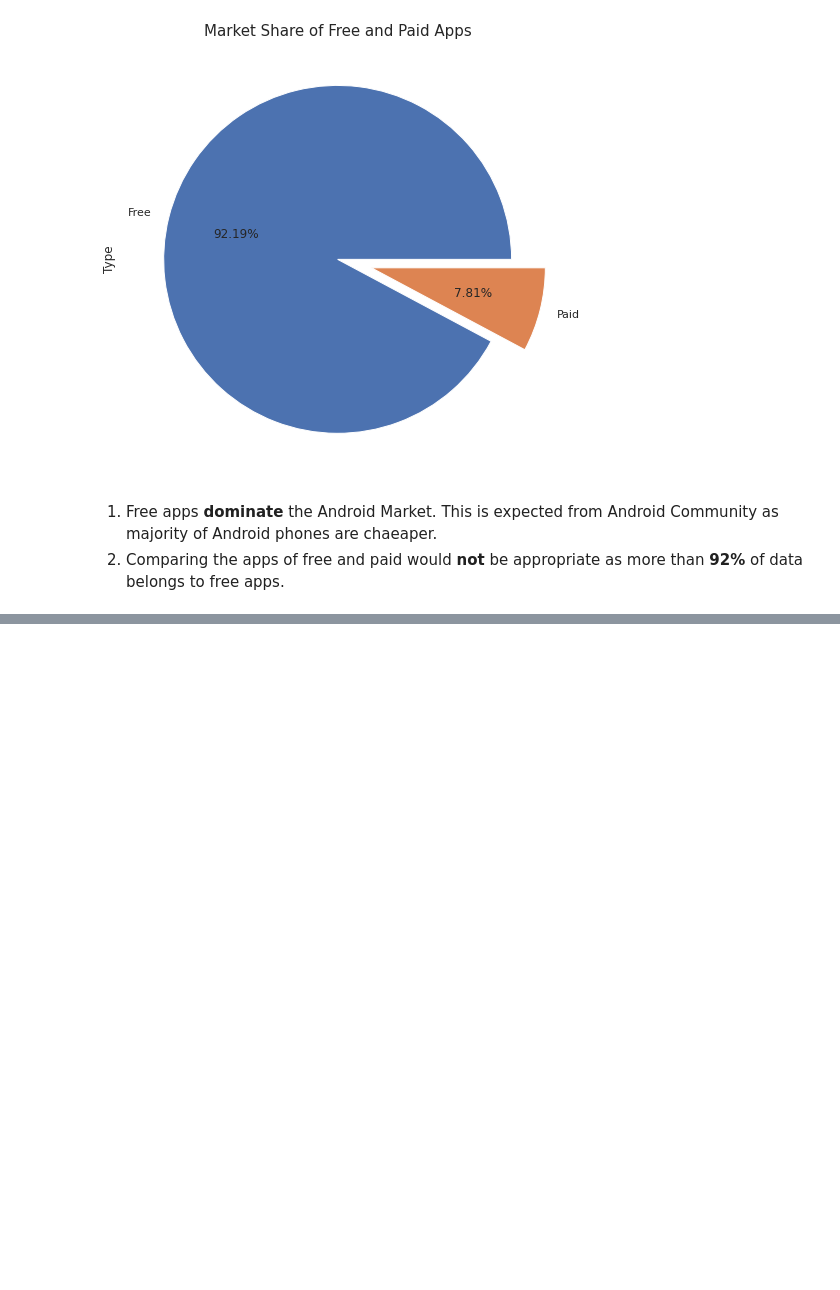
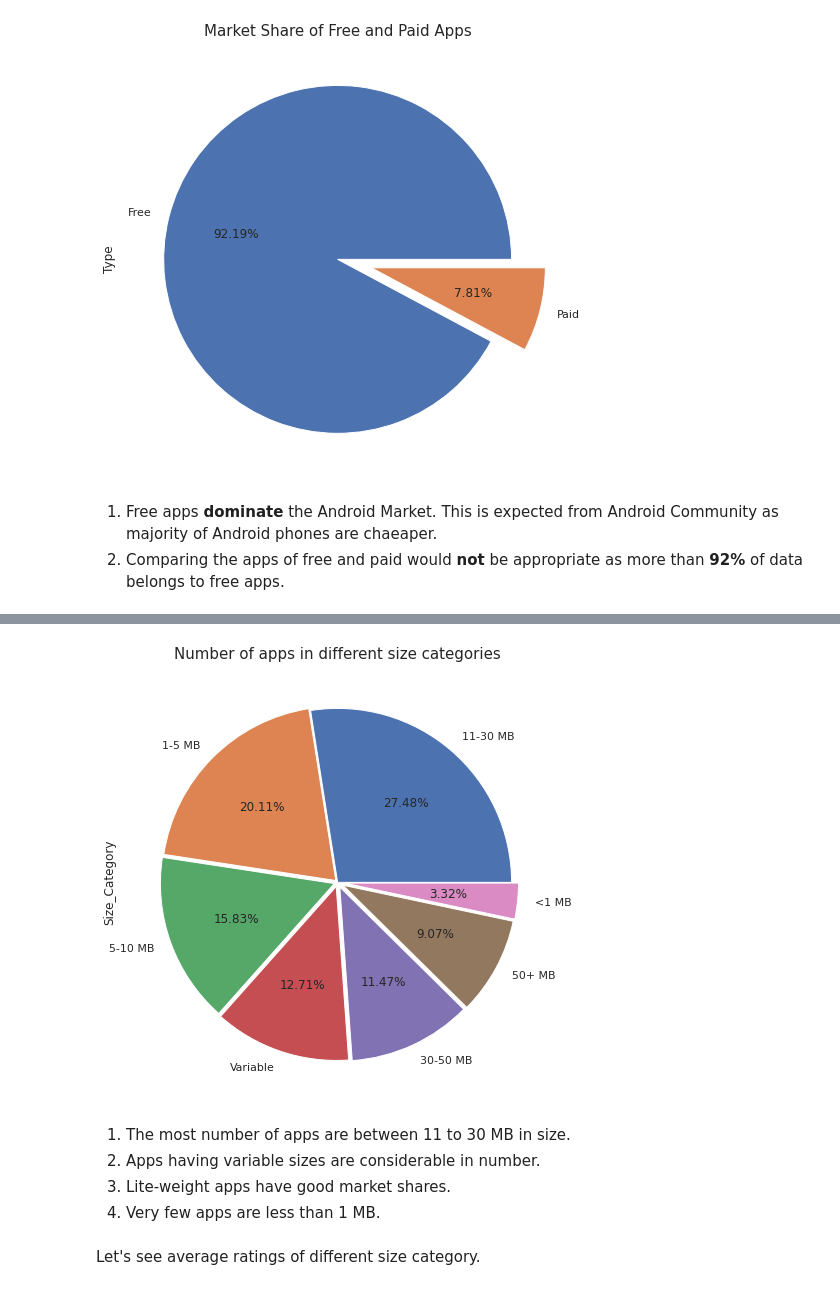
Before and after one commit to swarntam/Play_Store_App_Review_Analysis, a Jupyter notebook: Play_Store_App_Review_Analysis_Capstone_Project.ipynb, the cells around one changed output, grey strips where cells are left out. Cells and saved outputs as stored; diff of their text form; code cells hidden in the pictures; blank space fills up the shorter version.

```diff
--- a/Play_Store_App_Review_Analysis_Capstone_Project.ipynb
+++ b/Play_Store_App_Review_Analysis_Capstone_Project.ipynb
@@ -897,0 +1010,21 @@ plt.show()
+# %%
+# Defining a function that'll group differnt sizes into categories.
+def size_category(size):
+    ''' This function returns Size category based on size.'''
+
+    try :
+        size = float(size)
+        if size <= 1 :
+            return '<1 MB'
+        elif 1 < size <5 :
+            return '1-5 MB'
+        elif 5 <=  size < 10 :
+            return '5-10 MB'
+        elif 10 <= size < 30 :
+            return '11-30 MB'
+        elif 30 <= size <= 50 :
+            return '30-50 MB'
+        else :
+            return '50+ MB'
+    except :
+       return 'Variable'
@@ -897,0 +1042,18 @@ plt.show()
+# %%
+# Checking the number of apps in differnt size category.
+explodes = [0,0.015,0.02,0.025,0.03,0.035,0.04]
+data_df['Size_Category'].value_counts().plot(kind='pie',
+                                             figsize=(12,8),
+                                             autopct ='%1.2f%%',
+                                             explode=explodes)
+plt.title('Number of apps in different size categories',size=15)
+plt.show()
+# %% [output]
+[figure, added]
+# %% [markdown]
+1. The most number of apps are between 11 to 30 MB in size.
+2. Apps having variable sizes are considerable in number.
+3. Lite-weight apps have good market shares.
+4. Very few apps are less than 1 MB.
+# %% [markdown]
+Let's see average ratings of different size category.
```
Also changed, not shown: parts of 99 cells of this notebook.
